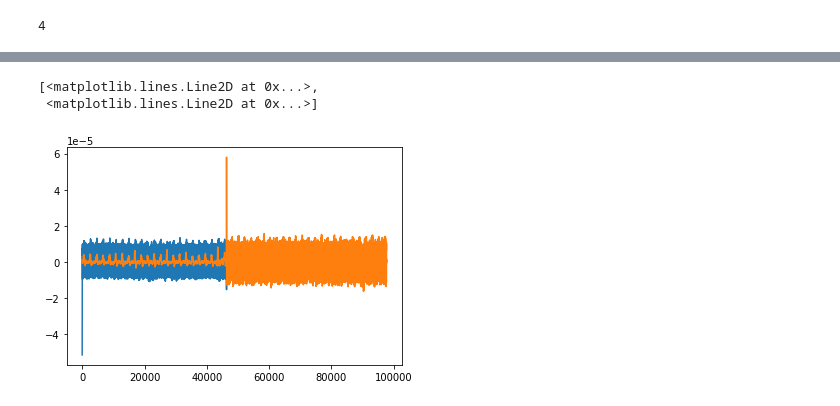
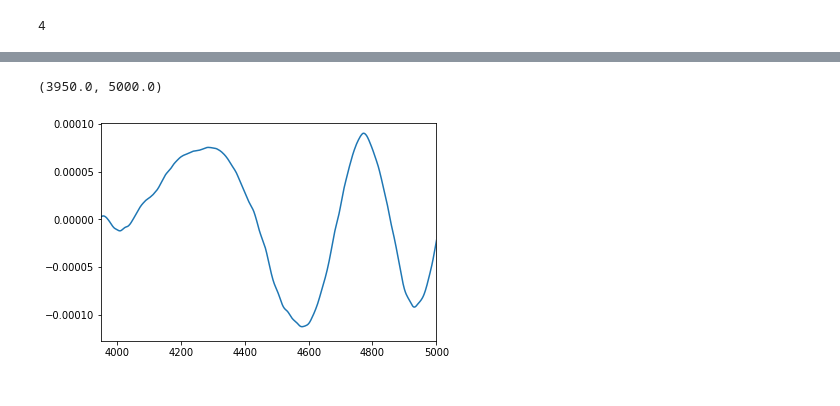
Before and after one commit to felipeangelimvieira/seal_parameter_identification, a Jupyter notebook: draft-notebooks/prepare_data_linear_reg_sweep.ipynb, the cells around one changed output, grey strips where cells are left out. Drawn from its saved outputs; the diff is of its cells as text; code cells hidden in the pictures.

```diff
--- a/draft-notebooks/prepare_data_linear_reg_sweep.ipynb
+++ b/draft-notebooks/prepare_data_linear_reg_sweep.ipynb
@@ -583,6 +110,0 @@ res[0].shape
-# %%
-plt.plot(jnp.squeeze(res[0][: 1201]))
-# %% [output]
-[<matplotlib.lines.Line2D at 0x...>,
- <matplotlib.lines.Line2D at 0x...>]
-[figure, removed]
@@ -588,0 +114,6 @@ plt.plot(jnp.squeeze(res[0][: 1201]))
+# %%
+plt.plot(dfs[0]["x"])
+plt.xlim((3950, 5000))
+# %% [output]
+(3950.0, 5000.0)
+[figure, added]
```
Also changed, not shown: parts of 53 cells of this notebook, 8 other files.
